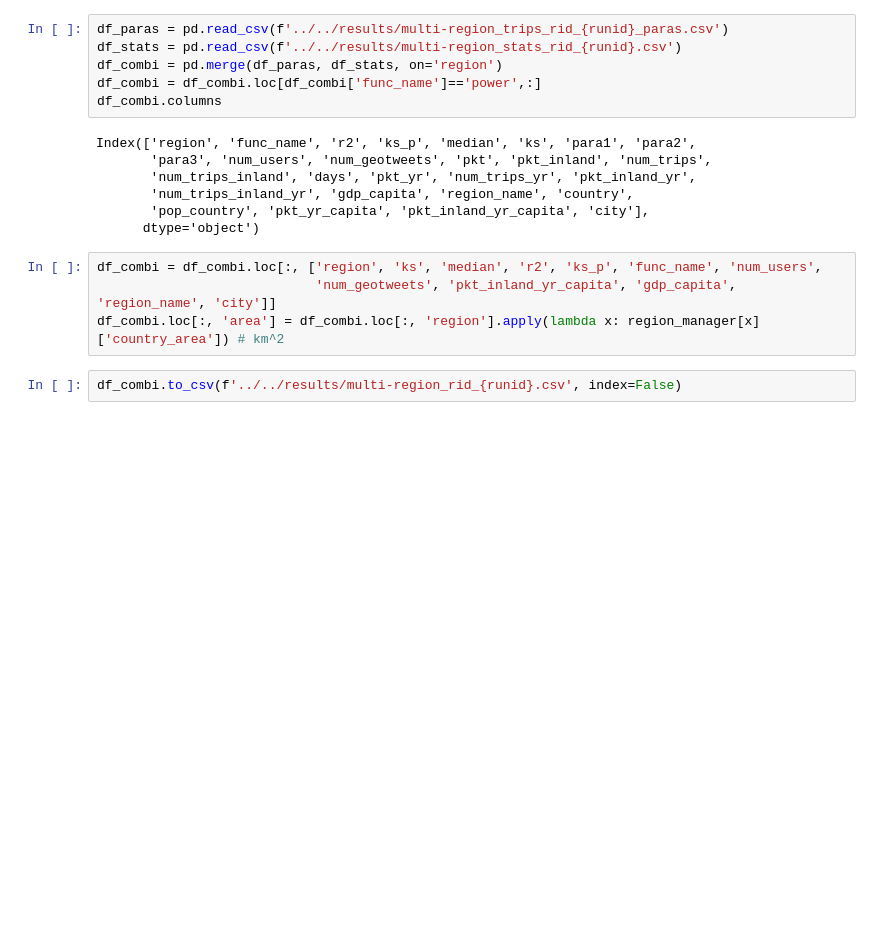
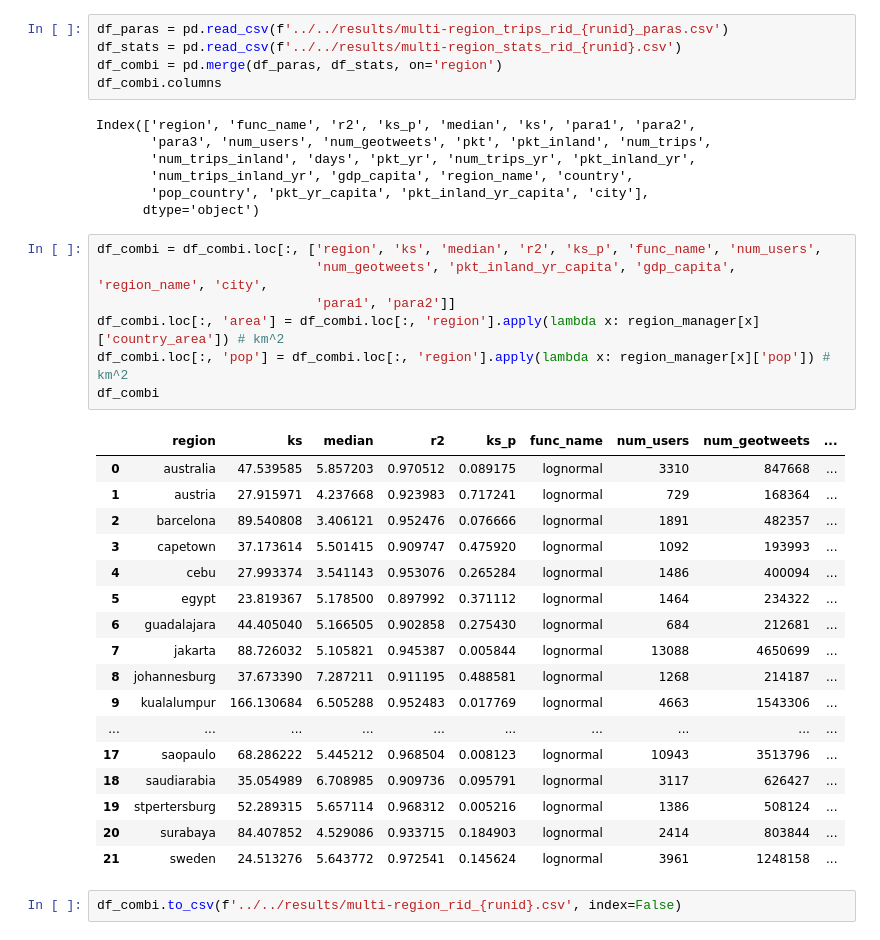
Before and after one commit to TheYuanLiao/individual_mobility_model, a Jupyter notebook: src/py/6-characterising-trip-distance.ipynb, the cells around one changed output. Drawn from its saved outputs; the diff is of its cells as text; blank space fills up the shorter version.

Commit message:
regional heterogeneity and new CDF plot

```diff
--- a/src/py/6-characterising-trip-distance.ipynb
+++ b/src/py/6-characterising-trip-distance.ipynb
@@ -724,7 +724,6 @@ df_out_m.to_csv(f'../../results/multi-region_trips_rid_{runid}_pcdf_model.csv',
 df_paras = pd.read_csv(f'../../results/multi-region_trips_rid_{runid}_paras.csv')
 df_stats = pd.read_csv(f'../../results/multi-region_stats_rid_{runid}.csv')
 df_combi = pd.merge(df_paras, df_stats, on='region')
-df_combi = df_combi.loc[df_combi['func_name']=='power',:]
 df_combi.columns
 # %% [output]
 Index(['region', 'func_name', 'r2', 'ks_p', 'median', 'ks', 'para1', 'para2',
@@ -735,7 +734,28 @@ Index(['region', 'func_name', 'r2', 'ks_p', 'median', 'ks', 'para1', 'para2',
       dtype='object')
 # %%
 df_combi = df_combi.loc[:, ['region', 'ks', 'median', 'r2', 'ks_p', 'func_name', 'num_users',
-                            'num_geotweets', 'pkt_inland_yr_capita', 'gdp_capita', 'region_name', 'city']]
+                            'num_geotweets', 'pkt_inland_yr_capita', 'gdp_capita', 'region_name', 'city',
+                            'para1', 'para2']]
 df_combi.loc[:, 'area'] = df_combi.loc[:, 'region'].apply(lambda x: region_manager[x]['country_area']) # km^2
+df_combi.loc[:, 'pop'] = df_combi.loc[:, 'region'].apply(lambda x: region_manager[x]['pop']) # km^2
+df_combi
+# %% [output]
+|  | region | ks | median | r2 | ks_p | func_name | num_users | num_geotweets | ... |
+| 0 | australia | 47.539585 | 5.857203 | 0.970512 | 0.089175 | lognormal | 3310 | 847668 | ... |
+| 1 | austria | 27.915971 | 4.237668 | 0.923983 | 0.717241 | lognormal | 729 | 168364 | ... |
+| 2 | barcelona | 89.540808 | 3.406121 | 0.952476 | 0.076666 | lognormal | 1891 | 482357 | ... |
+| 3 | capetown | 37.173614 | 5.501415 | 0.909747 | 0.475920 | lognormal | 1092 | 193993 | ... |
+| 4 | cebu | 27.993374 | 3.541143 | 0.953076 | 0.265284 | lognormal | 1486 | 400094 | ... |
+| 5 | egypt | 23.819367 | 5.178500 | 0.897992 | 0.371112 | lognormal | 1464 | 234322 | ... |
+| 6 | guadalajara | 44.405040 | 5.166505 | 0.902858 | 0.275430 | lognormal | 684 | 212681 | ... |
+| 7 | jakarta | 88.726032 | 5.105821 | 0.945387 | 0.005844 | lognormal | 13088 | 4650699 | ... |
+| 8 | johannesburg | 37.673390 | 7.287211 | 0.911195 | 0.488581 | lognormal | 1268 | 214187 | ... |
+| 9 | kualalumpur | 166.130684 | 6.505288 | 0.952483 | 0.017769 | lognormal | 4663 | 1543306 | ... |
+| ... | ... | ... | ... | ... | ... | ... | ... | ... | ... |
+| 17 | saopaulo | 68.286222 | 5.445212 | 0.968504 | 0.008123 | lognormal | 10943 | 3513796 | ... |
+| 18 | saudiarabia | 35.054989 | 6.708985 | 0.909736 | 0.095791 | lognormal | 3117 | 626427 | ... |
+| 19 | stpertersburg | 52.289315 | 5.657114 | 0.968312 | 0.005216 | lognormal | 1386 | 508124 | ... |
+| 20 | surabaya | 84.407852 | 4.529086 | 0.933715 | 0.184903 | lognormal | 2414 | 803844 | ... |
+| 21 | sweden | 24.513276 | 5.643772 | 0.972541 | 0.145624 | lognormal | 3961 | 1248158 | ... |
 # %%
 df_combi.to_csv(f'../../results/multi-region_rid_{runid}.csv', index=False)
```
Also changed, not shown: 4 other files.
